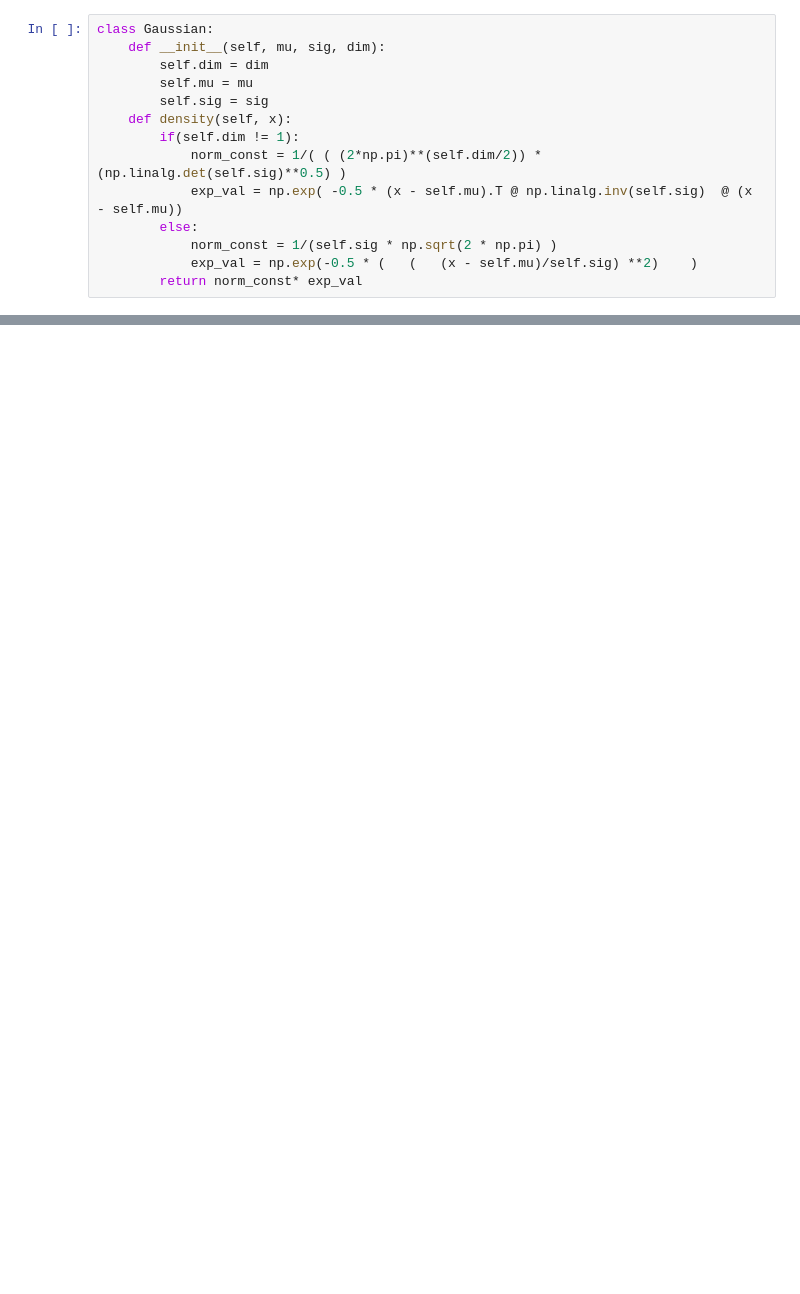
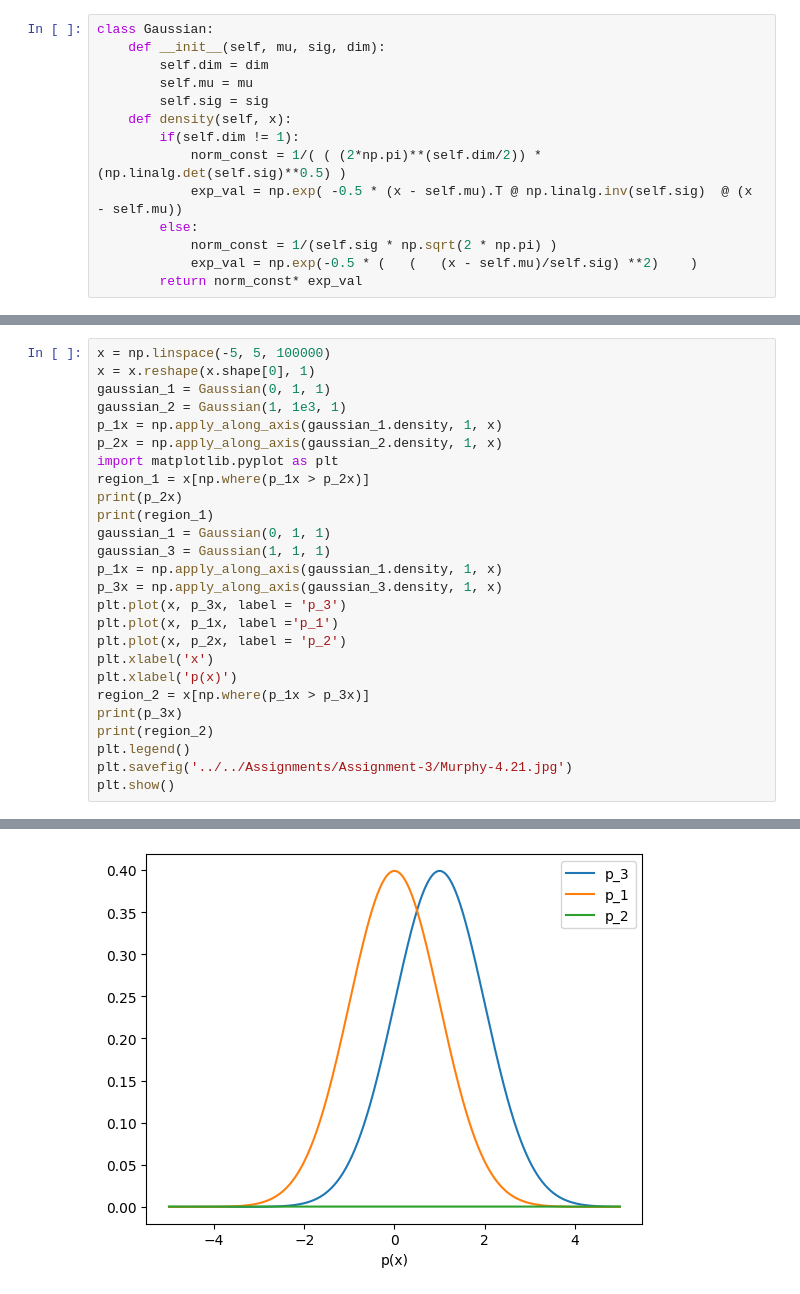
Before and after one commit to kartiksrinivas007/CS3390-Machine-Learning, a Jupyter notebook: Programs/Assignment-3 Programs/murphy-4.20.ipynb, the cells around one changed output, grey strips where cells are left out. Cells and saved outputs as stored; diff of their text form; blank space fills up the shorter version.

```diff
--- a/Programs/Assignment-3 Programs/murphy-4.20.ipynb
+++ b/Programs/Assignment-3 Programs/murphy-4.20.ipynb
@@ -43,0 +71,27 @@ g_1.density(72)
+# %%
+x = np.linspace(-5, 5, 100000)
+x = x.reshape(x.shape[0], 1)
+gaussian_1 = Gaussian(0, 1, 1)
+gaussian_2 = Gaussian(1, 1e3, 1)
+p_1x = np.apply_along_axis(gaussian_1.density, 1, x)
+p_2x = np.apply_along_axis(gaussian_2.density, 1, x)
+import matplotlib.pyplot as plt
+region_1 = x[np.where(p_1x > p_2x)]
+print(p_2x)
+print(region_1)
+gaussian_1 = Gaussian(0, 1, 1)
+gaussian_3 = Gaussian(1, 1, 1)
+p_1x = np.apply_along_axis(gaussian_1.density, 1, x)
+p_3x = np.apply_along_axis(gaussian_3.density, 1, x)
+plt.plot(x, p_3x, label = 'p_3')
+plt.plot(x, p_1x, label ='p_1')
+plt.plot(x, p_2x, label = 'p_2')
+plt.xlabel('x')
+plt.xlabel('p(x)')
+region_2 = x[np.where(p_1x > p_3x)]
+print(p_3x)
+print(region_2)
+plt.legend()
+plt.savefig('../../Assignments/Assignment-3/Murphy-4.21.jpg')
+plt.show()
+# %% [output]
@@ -43,0 +115 @@ g_1.density(72)
+[figure, added]
```
Also changed, not shown: parts of 5 cells of this notebook, 12 other files.
